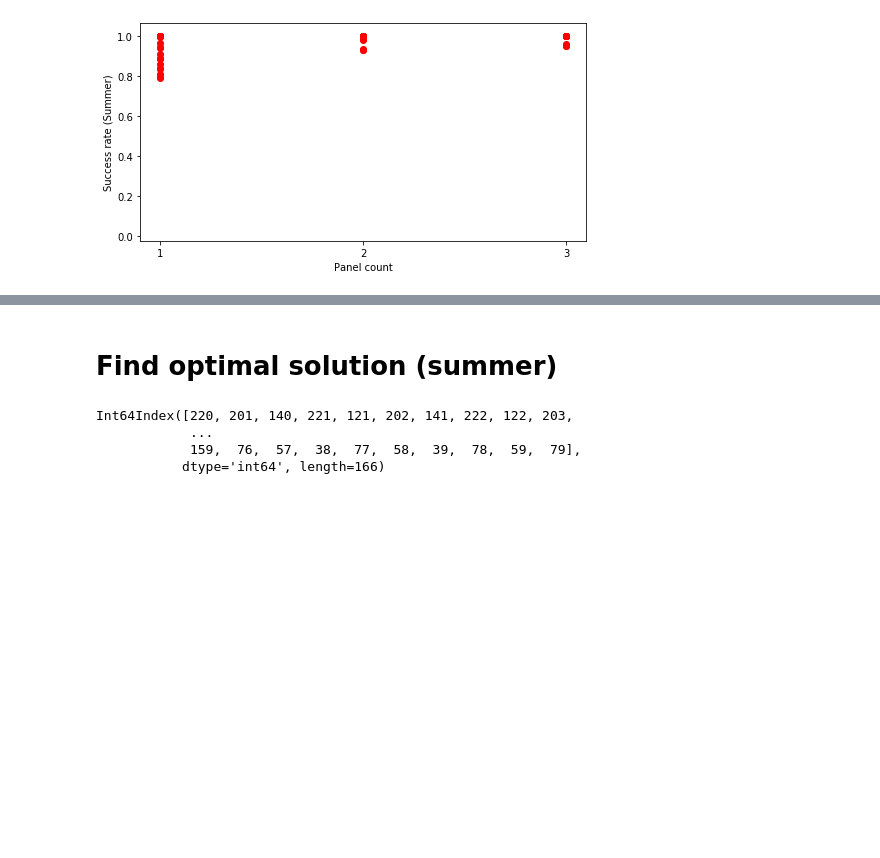
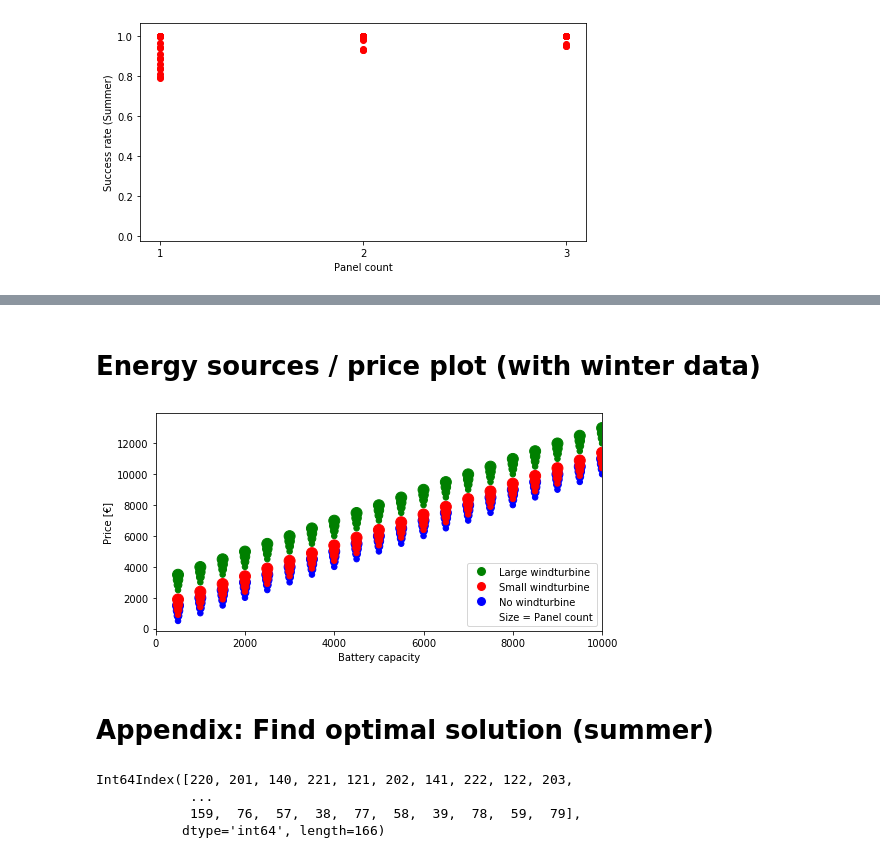
Before and after one commit to jkayenberg/theReCCo, a Jupyter notebook: plot_results.ipynb, the cells around one changed output, grey strips where cells are left out. Cells and saved outputs as stored; diff of their text form; code cells hidden in the pictures; blank space fills up the shorter version.

```diff
--- a/plot_results.ipynb
+++ b/plot_results.ipynb
@@ -136,5 +172,41 @@ plt.show()
+# %% [markdown]
+# Energy sources / price plot (with winter data)
+# %%
+# Energy sources / price plot (with winter data)
+
+results_winter_n = results_winter[results_winter["Windturbine size"] == "none"]
+results_winter_s = results_winter[results_winter["Windturbine size"] == "small"]
+results_winter_l = results_winter[results_winter["Windturbine size"] == "large"]
+
+fig, ax = plt.subplots(figsize=(8,4))
+
+plt.scatter(results_winter_n["Battery capacity"], results_winter_n["Price"], color = "b", s = (results_winter_n["Panel count"] + 1) * 30)
+plt.scatter(results_winter_s["Battery capacity"], results_winter_s["Price"], color = "r", s = (results_winter_s["Panel count"] + 1) * 30)
+plt.scatter(results_winter_l["Battery capacity"], results_winter_l["Price"], color = "g", s = (results_winter_l["Panel count"] + 1) * 30)
+
+ax.set_ylabel("Price [€]")
+ax.set_xlabel("Battery capacity")
+
+legend_elements = [Line2D([0], [0], marker = "o", color='w', label='Large windturbine',
+                          markerfacecolor='g', markersize=10),
+                   Line2D([0], [0], marker = "o", color='w', label='Small windturbine',
+                          markerfacecolor='r', markersize=10),
+                  Line2D([0], [0], marker = "o", color='w', label='No windturbine',
+                          markerfacecolor='b', markersize=10),
+                  Line2D([0], [0], color='w', label='Size = Panel count',
+                          markerfacecolor='r', markersize=10)]
+
+ax.legend(handles=legend_elements, loc='lower right')
+
+plt.xlim([0,10000])
+
+plt.savefig('results/energysources_price_winter.png')
+
+plt.show()
+# %% [output]
+[figure, added]
 # %% [markdown]
-# Find optimal solution (summer)
+# Appendix: Find optimal solution (summer)
 # %%
 # Find optimal solution (summer)
 
```
Also changed, not shown: parts of 4 cells of this notebook.
